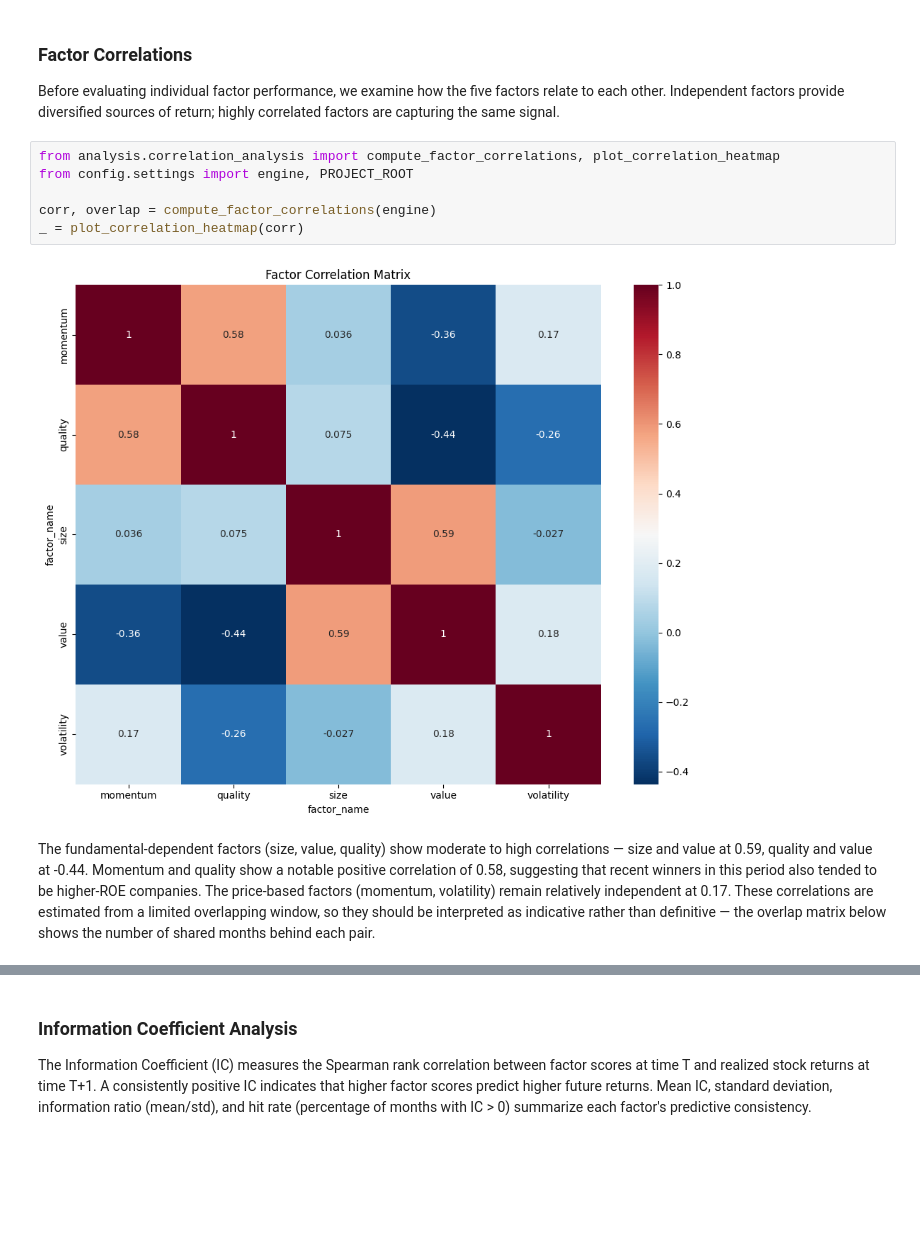
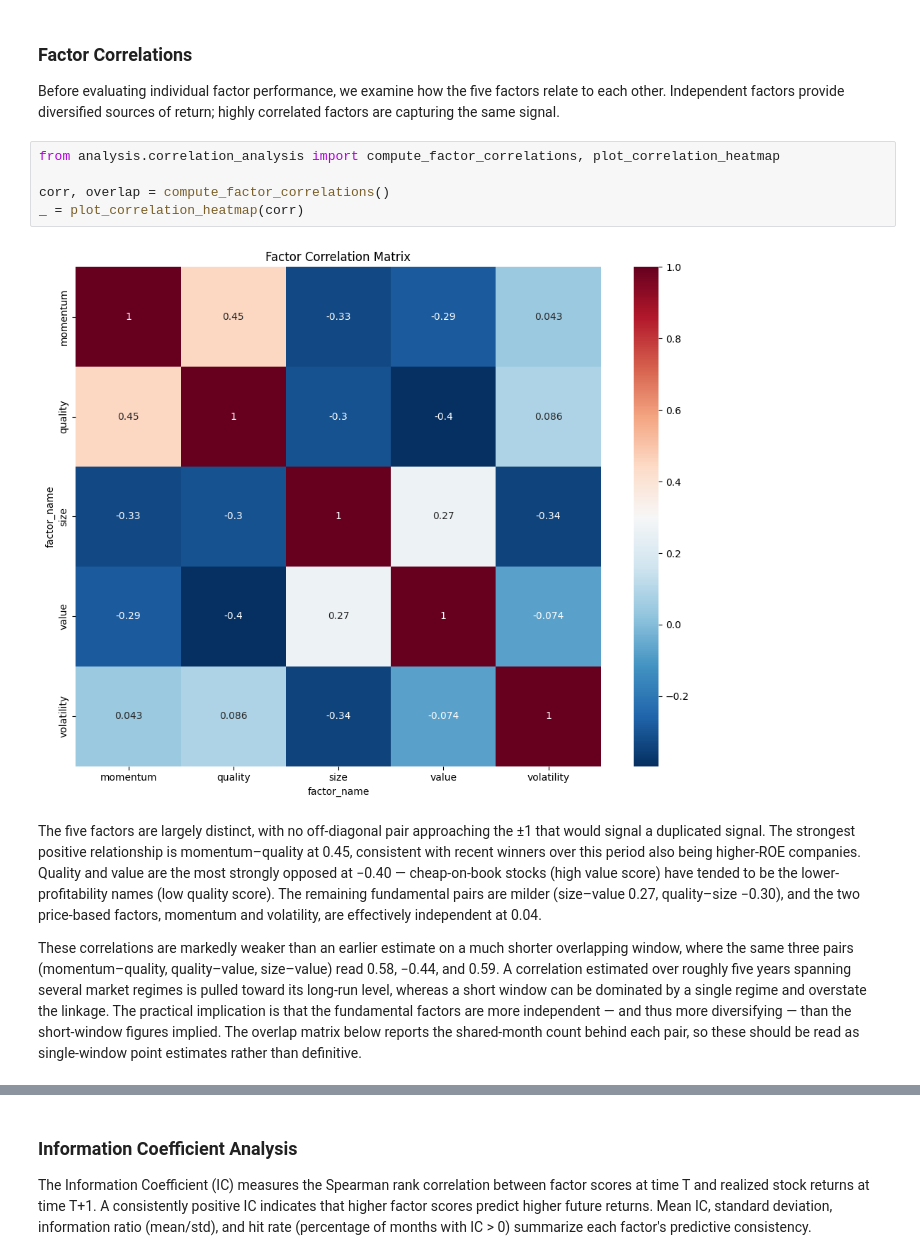
Before and after one commit to Tony-Steiner/factor-research-platform, a Jupyter notebook: notebooks/research_report.ipynb, the cells around one changed output, grey strips where cells are left out. Drawn from its saved outputs; the diff is of its cells as text; blank space fills up the shorter version.

```diff
--- a/notebooks/research_report.ipynb
+++ b/notebooks/research_report.ipynb
@@ -49,14 +53,15 @@ Factor performance is assessed through four lenses:
 Before evaluating individual factor performance, we examine how the five factors relate to each other. Independent factors provide diversified sources of return; highly correlated factors are capturing the same signal.
 # %%
 from analysis.correlation_analysis import compute_factor_correlations, plot_correlation_heatmap
-from config.settings import engine, PROJECT_ROOT
 
-corr, overlap = compute_factor_correlations(engine)
+corr, overlap = compute_factor_correlations()
 _ = plot_correlation_heatmap(corr)
 # %% [output]
-[figure, old version]
+[figure, new version]
 # %% [markdown]
-The fundamental-dependent factors (size, value, quality) show moderate to high correlations — size and value at 0.59, quality and value at -0.44. Momentum and quality show a notable positive correlation of 0.58, suggesting that recent winners in this period also tended to be higher-ROE companies. The price-based factors (momentum, volatility) remain relatively independent at 0.17. These correlations are estimated from a limited overlapping window, so they should be interpreted as indicative rather than definitive — the overlap matrix below shows the number of shared months behind each pair.
+The five factors are largely distinct, with no off-diagonal pair approaching the ±1 that would signal a duplicated signal. The strongest positive relationship is momentum–quality at 0.45, consistent with recent winners over this period also being higher-ROE companies. Quality and value are the most strongly opposed at −0.40 — cheap-on-book stocks (high value score) have tended to be the lower-profitability names (low quality score). The remaining fundamental pairs are milder (size–value 0.27, quality–size −0.30), and the two price-based factors, momentum and volatility, are effectively independent at 0.04.
+
+These correlations are markedly weaker than an earlier estimate on a much shorter overlapping window, where the same three pairs (momentum–quality, quality–value, size–value) read 0.58, −0.44, and 0.59. A correlation estimated over roughly five years spanning several market regimes is pulled toward its long-run level, whereas a short window can be dominated by a single regime and overstate the linkage. The practical implication is that the fundamental factors are more independent — and thus more diversifying — than the short-window figures implied. The overlap matrix below reports the shared-month count behind each pair, so these should be read as single-window point estimates rather than definitive.
 # %%
 print(overlap)
 # %% [output]
```
Also changed, not shown: parts of 17 cells of this notebook, 9 other files.
